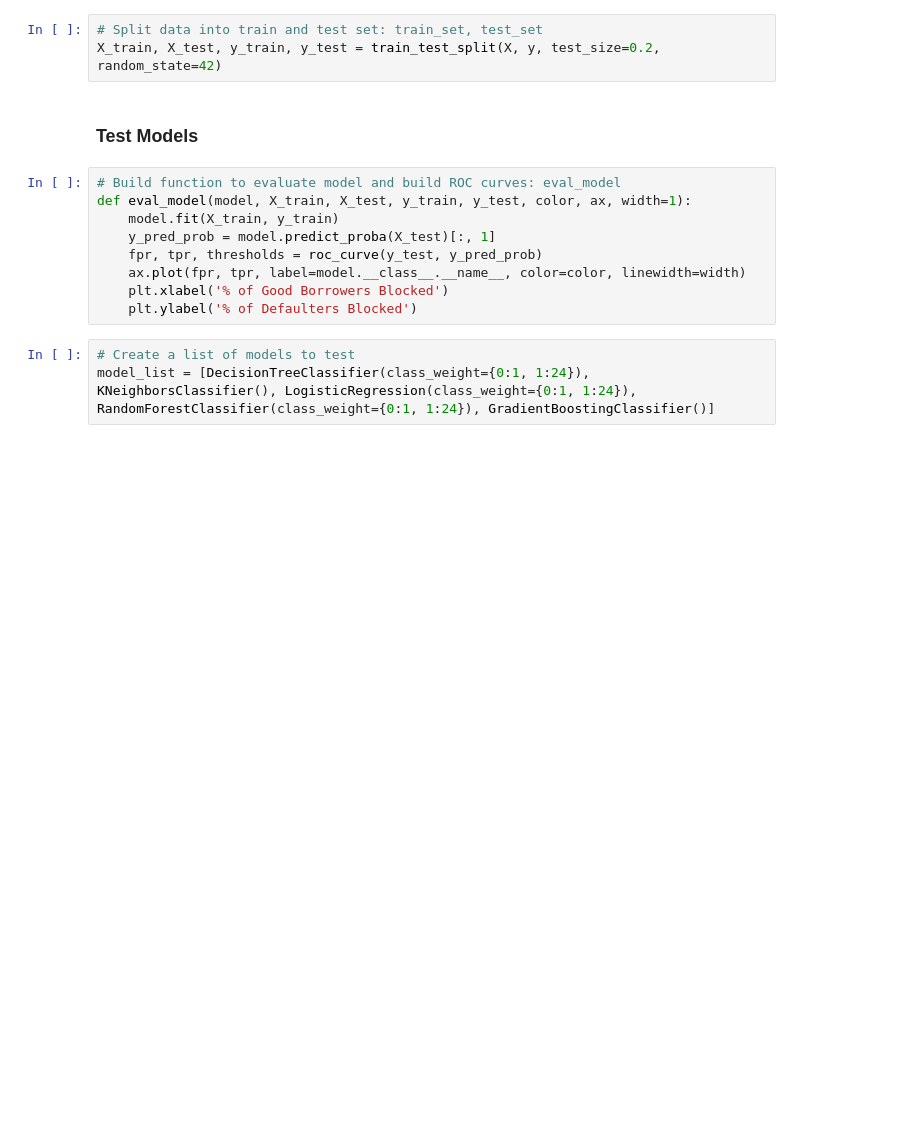
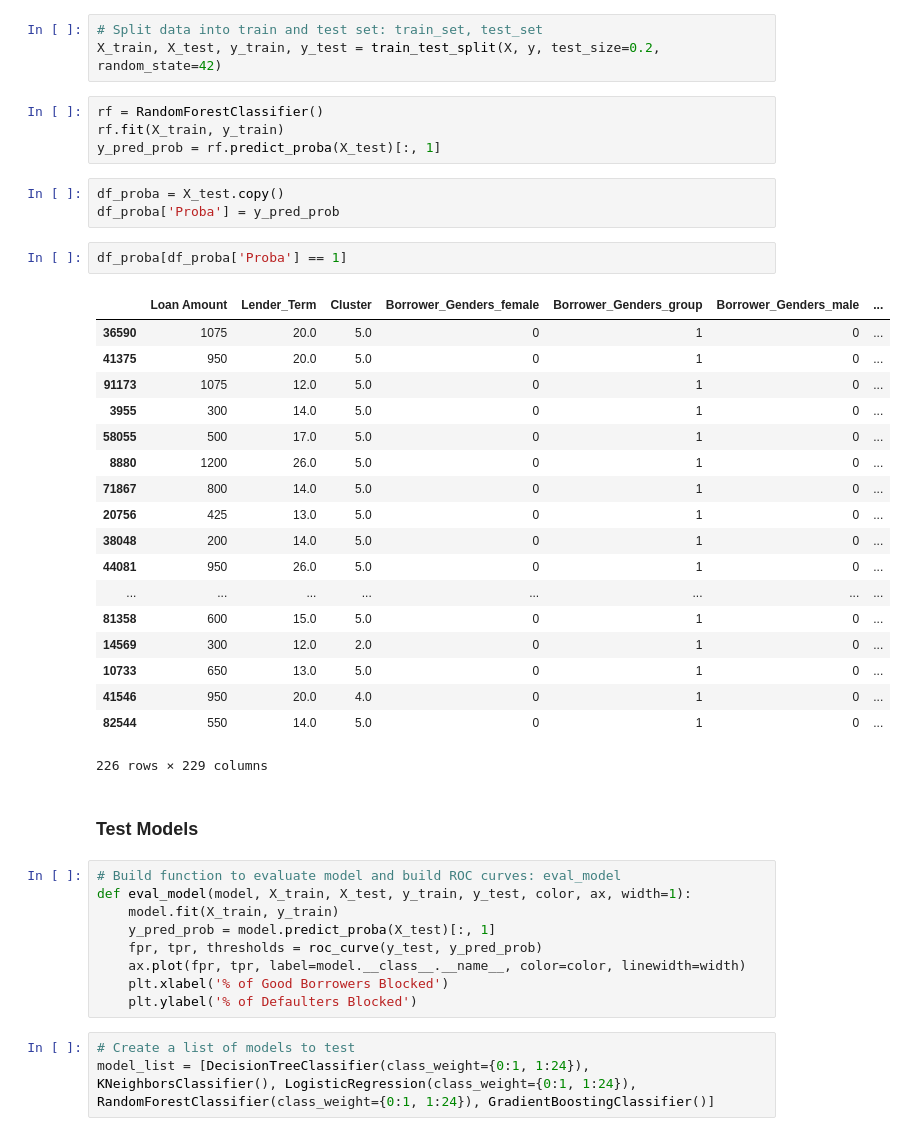
Before and after one commit to clcarver1130/dsi_capstone_project, a Jupyter notebook: notebooks/multiple_model_testing.ipynb, the cells around one changed output. Cells and saved outputs as stored; diff of their text form; blank space fills up the shorter version.

```diff
--- a/notebooks/multiple_model_testing.ipynb
+++ b/notebooks/multiple_model_testing.ipynb
@@ -41,6 +55,34 @@ X = df_dummies
 # %%
 # Split data into train and test set: train_set, test_set
 X_train, X_test, y_train, y_test = train_test_split(X, y, test_size=0.2, random_state=42)
+# %%
+rf = RandomForestClassifier()
+rf.fit(X_train, y_train)
+y_pred_prob = rf.predict_proba(X_test)[:, 1]
+# %%
+df_proba = X_test.copy()
+df_proba['Proba'] = y_pred_prob
+# %%
+df_proba[df_proba['Proba'] == 1]
+# %% [output]
+|  | Loan Amount | Lender_Term | Cluster | Borrower_Genders_female | Borrower_Genders_group | Borrower_Genders_male | ... |
+| 36590 | 1075 | 20.0 | 5.0 | 0 | 1 | 0 | ... |
+| 41375 | 950 | 20.0 | 5.0 | 0 | 1 | 0 | ... |
+| 91173 | 1075 | 12.0 | 5.0 | 0 | 1 | 0 | ... |
+| 3955 | 300 | 14.0 | 5.0 | 0 | 1 | 0 | ... |
+| 58055 | 500 | 17.0 | 5.0 | 0 | 1 | 0 | ... |
+| 8880 | 1200 | 26.0 | 5.0 | 0 | 1 | 0 | ... |
+| 71867 | 800 | 14.0 | 5.0 | 0 | 1 | 0 | ... |
+| 20756 | 425 | 13.0 | 5.0 | 0 | 1 | 0 | ... |
+| 38048 | 200 | 14.0 | 5.0 | 0 | 1 | 0 | ... |
+| 44081 | 950 | 26.0 | 5.0 | 0 | 1 | 0 | ... |
+| ... | ... | ... | ... | ... | ... | ... | ... |
+| 81358 | 600 | 15.0 | 5.0 | 0 | 1 | 0 | ... |
+| 14569 | 300 | 12.0 | 2.0 | 0 | 1 | 0 | ... |
+| 10733 | 650 | 13.0 | 5.0 | 0 | 1 | 0 | ... |
+| 41546 | 950 | 20.0 | 4.0 | 0 | 1 | 0 | ... |
+| 82544 | 550 | 14.0 | 5.0 | 0 | 1 | 0 | ... |
+226 rows × 229 columns
 # %% [markdown]
 ### Test Models
 # %%
```
Also changed, not shown: parts of 1 cell of this notebook, 6 other files.
